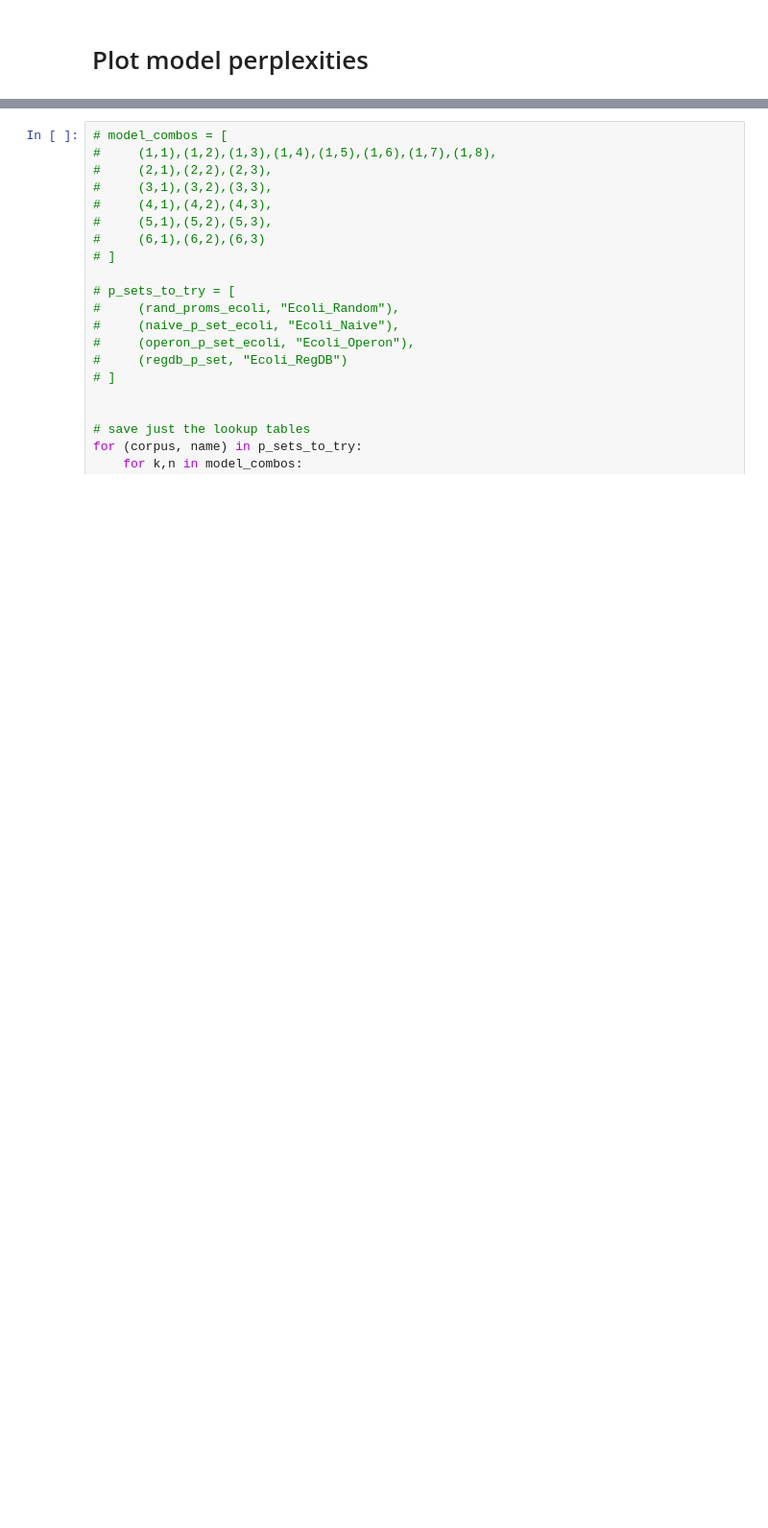
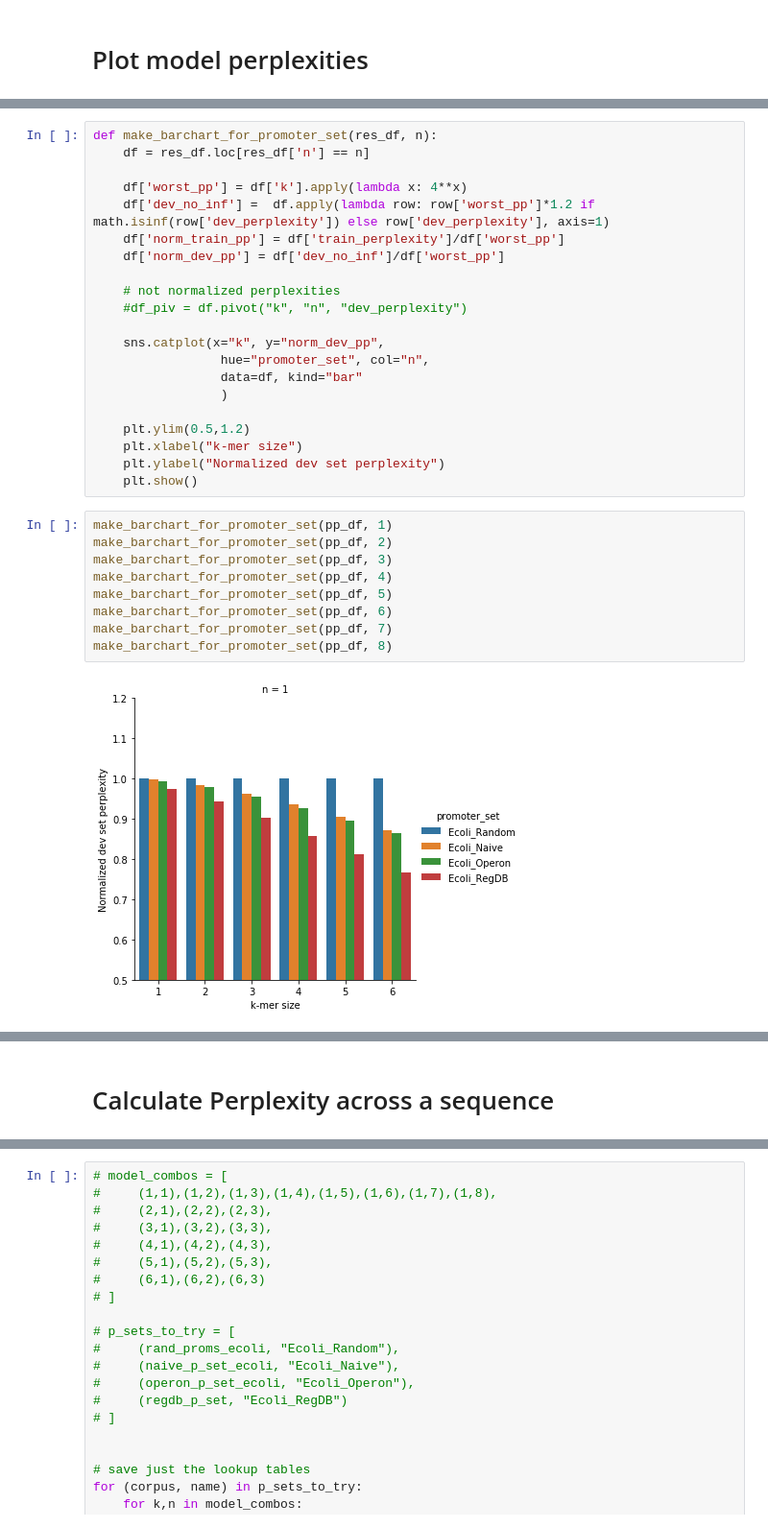
Before and after one commit to erinhwilson/regulatory-dna-perplexity, a Jupyter notebook: promoter_perplexity.ipynb, the cells around one changed output, grey strips where cells are left out. Shown at 96% size. Drawn from its saved outputs; the diff is of its cells as text; blank space fills up the shorter version.

```diff
--- a/promoter_perplexity.ipynb
+++ b/promoter_perplexity.ipynb
@@ -1275,0 +1250,32 @@ pp_df
+# %%
+def make_barchart_for_promoter_set(res_df, n):
+    df = res_df.loc[res_df['n'] == n]
+
+    df['worst_pp'] = df['k'].apply(lambda x: 4**x)
+    df['dev_no_inf'] =  df.apply(lambda row: row['worst_pp']*1.2 if math.isinf(row['dev_perplexity']) else row['dev_perplexity'], axis=1)
+    df['norm_train_pp'] = df['train_perplexity']/df['worst_pp']
+    df['norm_dev_pp'] = df['dev_no_inf']/df['worst_pp']
+
+    # not normalized perplexities
+    #df_piv = df.pivot("k", "n", "dev_perplexity")
+
+    sns.catplot(x="k", y="norm_dev_pp",
+                 hue="promoter_set", col="n",
+                 data=df, kind="bar"
+                 )
+
+    plt.ylim(0.5,1.2)
+    plt.xlabel("k-mer size")
+    plt.ylabel("Normalized dev set perplexity")
+    plt.show()
+# %%
+make_barchart_for_promoter_set(pp_df, 1)
+make_barchart_for_promoter_set(pp_df, 2)
+make_barchart_for_promoter_set(pp_df, 3)
+make_barchart_for_promoter_set(pp_df, 4)
+make_barchart_for_promoter_set(pp_df, 5)
+make_barchart_for_promoter_set(pp_df, 6)
+make_barchart_for_promoter_set(pp_df, 7)
+make_barchart_for_promoter_set(pp_df, 8)
+# %% [output]
+[figure, added]
@@ -1275,0 +1289,2 @@ pp_df
+# %% [markdown]
+# Calculate Perplexity across a sequence
```
Also changed, not shown: parts of 23 cells of this notebook.
